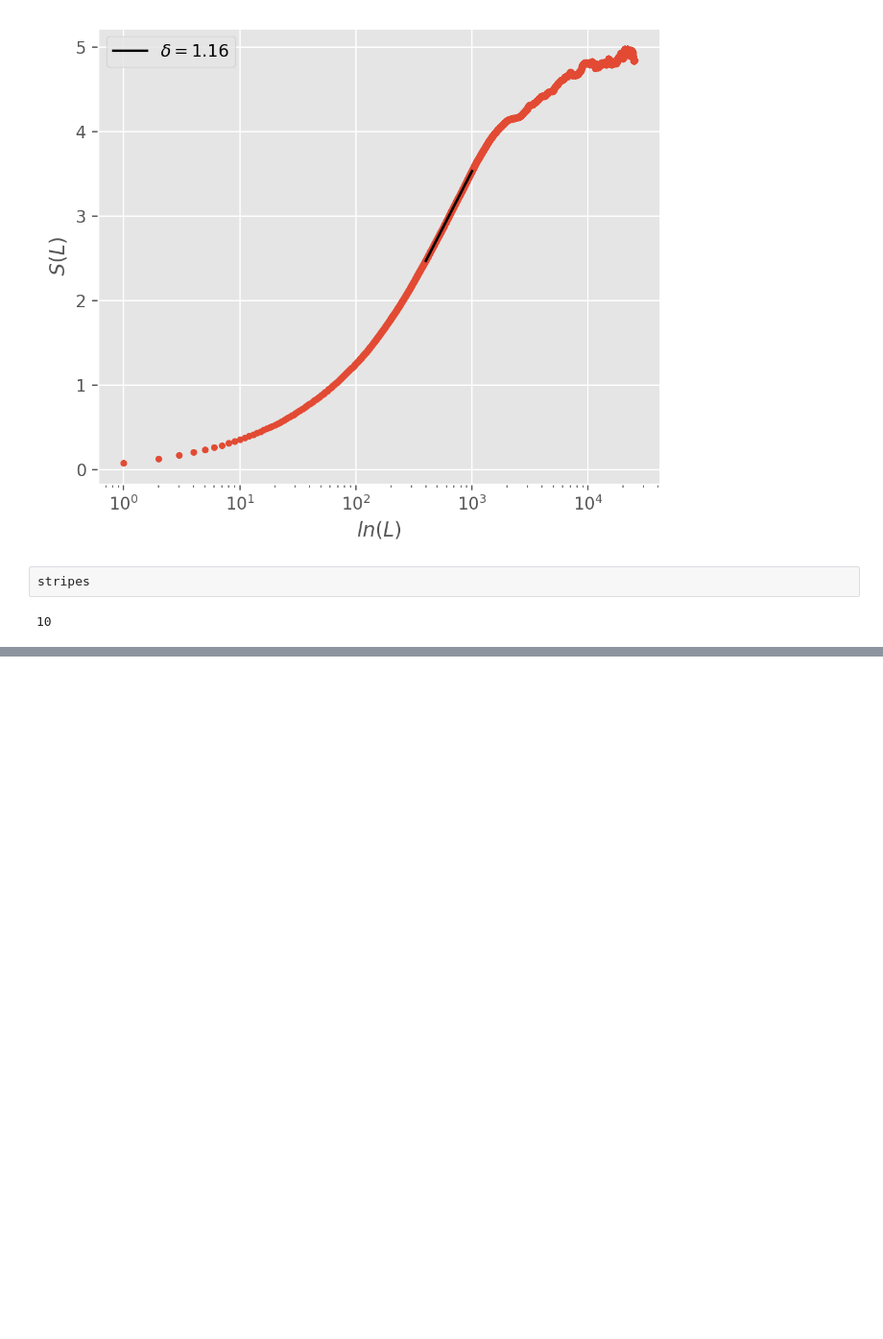
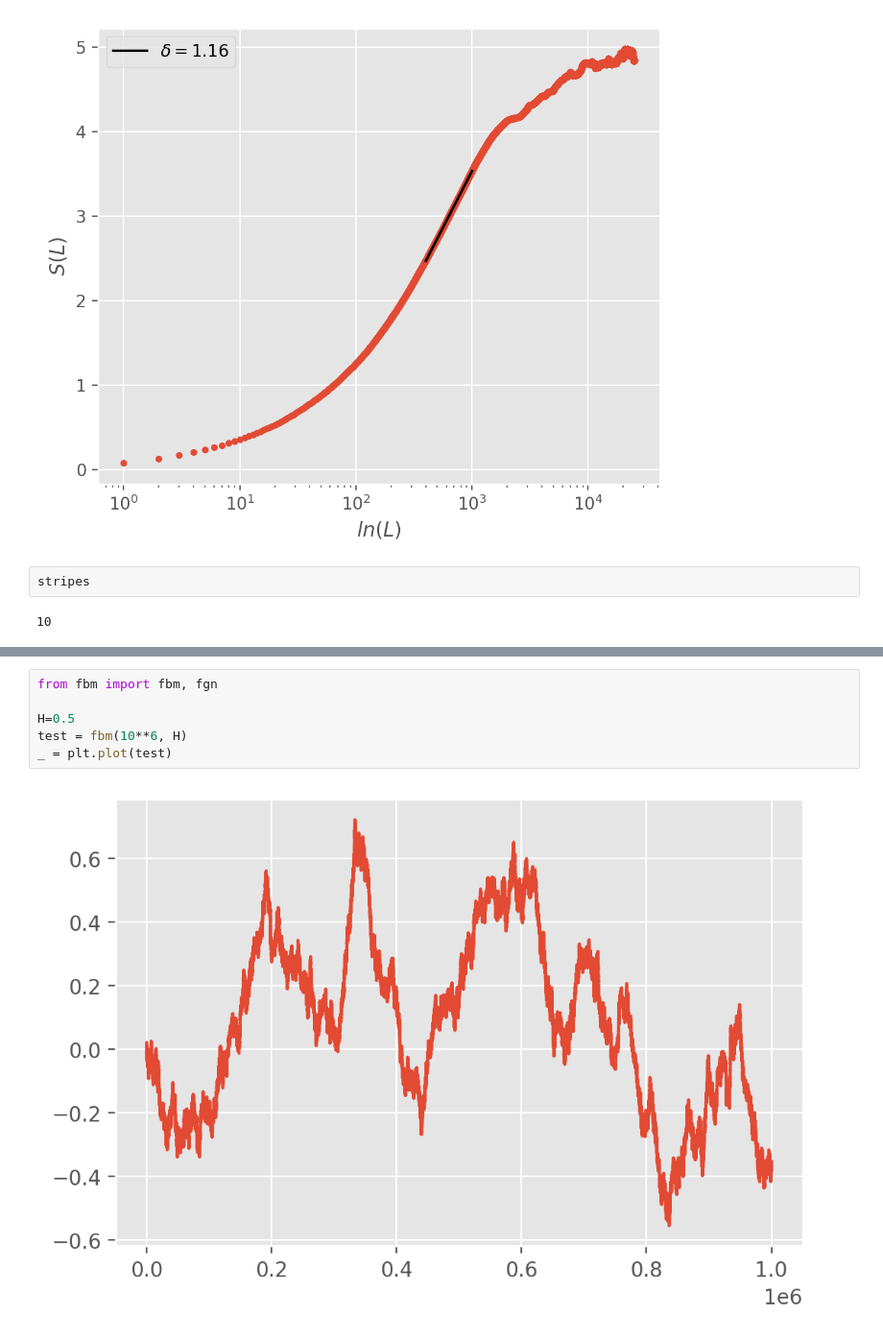
Before and after one commit to JacobBaxley/LogisticWork, a Jupyter notebook: Ensemble_Test.ipynb, the cells around one changed output, grey strips where cells are left out. Shown at 96% size. Drawn from its saved outputs; the diff is of its cells as text; blank space fills up the shorter version.

```diff
--- a/Ensemble_Test.ipynb
+++ b/Ensemble_Test.ipynb
@@ -614,0 +631,8 @@ stripes
+# %%
+from fbm import fbm, fgn
+
+H=0.5
+test = fbm(10**6, H)
+_ = plt.plot(test)
+# %% [output]
+[figure, added]
```
Also changed, not shown: parts of 20 cells of this notebook, 4 other files.
